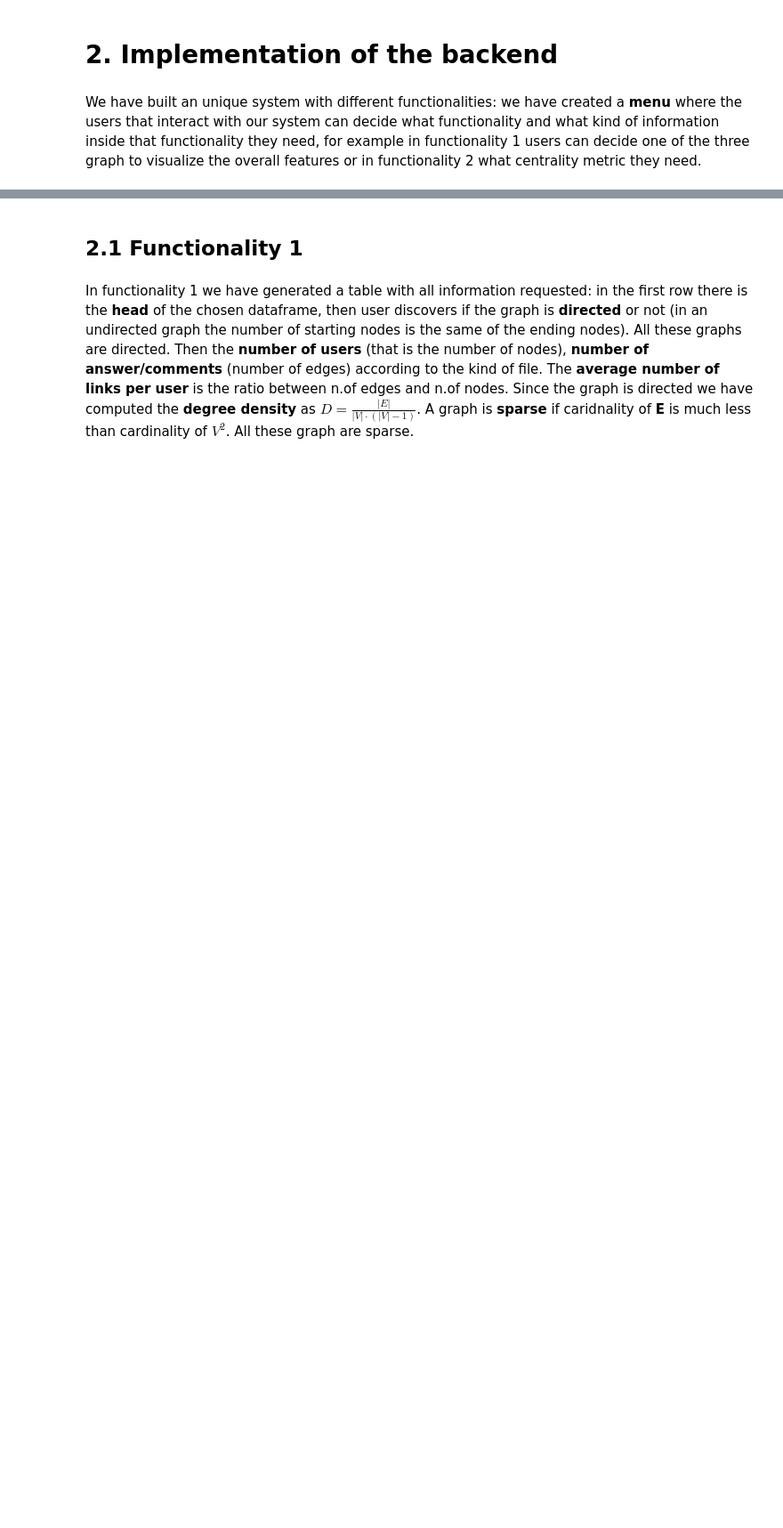
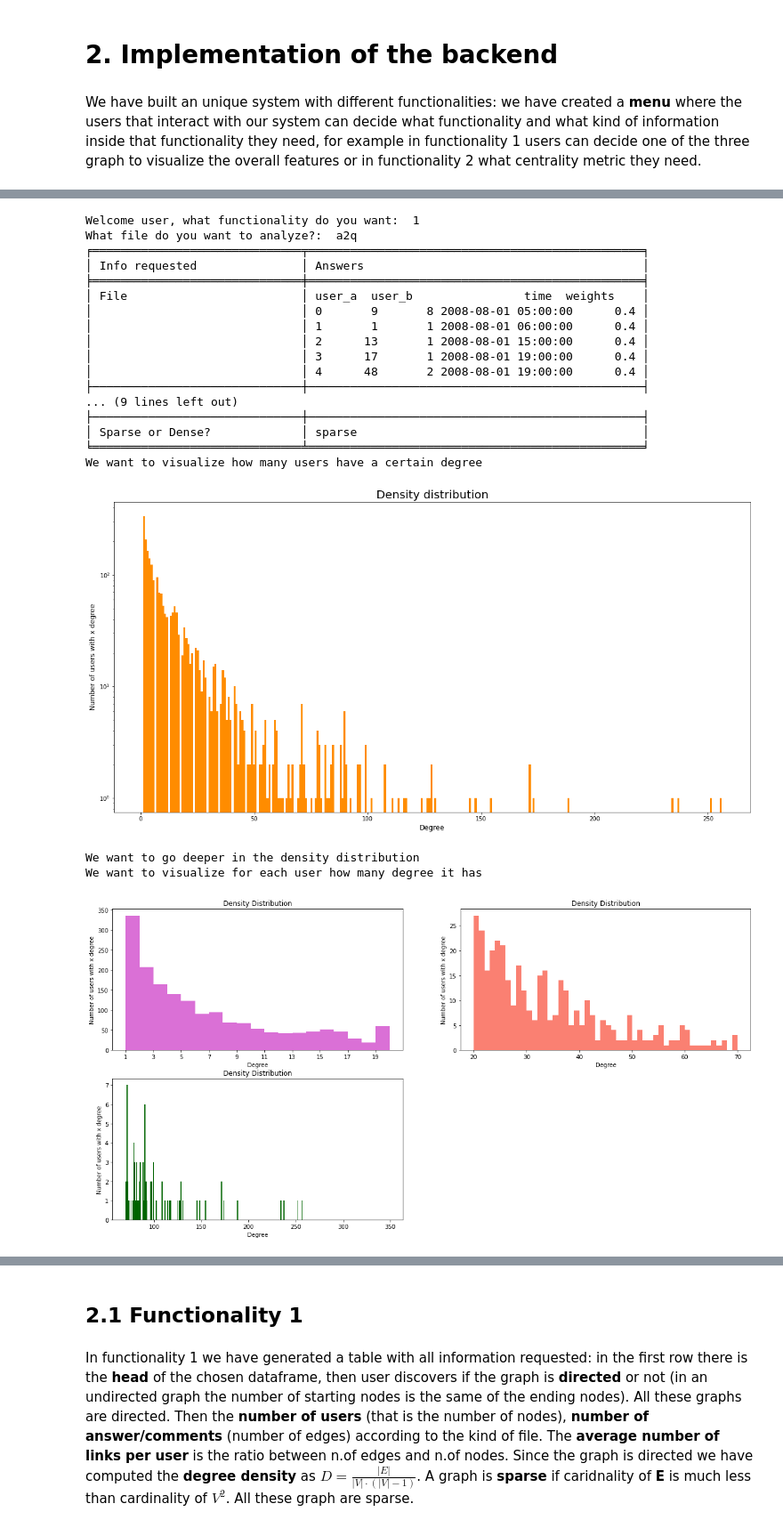
Before and after one commit to michele1783/ADM-HW5, a Jupyter notebook: Main.ipynb, the cells around one changed output, grey strips where cells are left out. Shown: that part at 89% size. Drawn from its saved outputs; the diff is of its cells as text; code cells hidden in the pictures; blank space fills up the shorter version.

```diff
--- a/Main.ipynb
+++ b/Main.ipynb
@@ -121,0 +95,24 @@ We have built an unique system with different functionalities: we have created a
+# %%
+app()
+# %% [output]
+Welcome user, what functionality do you want:  1
+What file do you want to analyze?:  a2q
+╒══════════════════════════════╤════════════════════════════════════════════════╕
+│ Info requested               │ Answers                                        │
+╞══════════════════════════════╪════════════════════════════════════════════════╡
+│ File                         │ user_a  user_b                time  weights    │
+│                              │ 0       9       8 2008-08-01 05:00:00      0.4 │
+│                              │ 1       1       1 2008-08-01 06:00:00      0.4 │
+│                              │ 2      13       1 2008-08-01 15:00:00      0.4 │
+│                              │ 3      17       1 2008-08-01 19:00:00      0.4 │
+│                              │ 4      48       2 2008-08-01 19:00:00      0.4 │
+├──────────────────────────────┼────────────────────────────────────────────────┤
+... (9 lines left out)
+├──────────────────────────────┼────────────────────────────────────────────────┤
+│ Sparse or Dense?             │ sparse                                         │
+╘══════════════════════════════╧════════════════════════════════════════════════╛
+We want to visualize how many users have a certain degree
+[figure, added]
+We want to go deeper in the density distribution
+We want to visualize for each user how many degree it has
+[figure, added]
```
Also changed, not shown: parts of 22 cells of this notebook, 6 other files.
